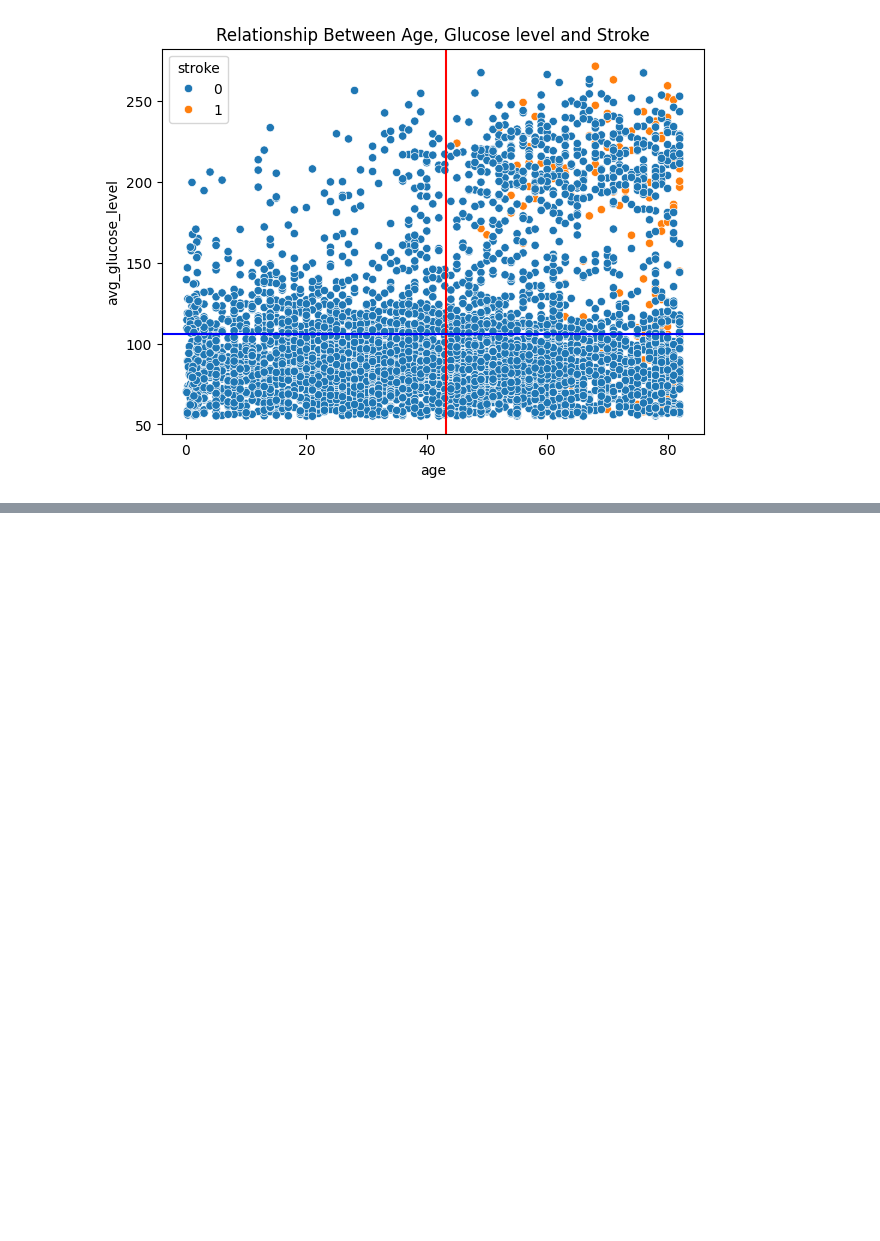
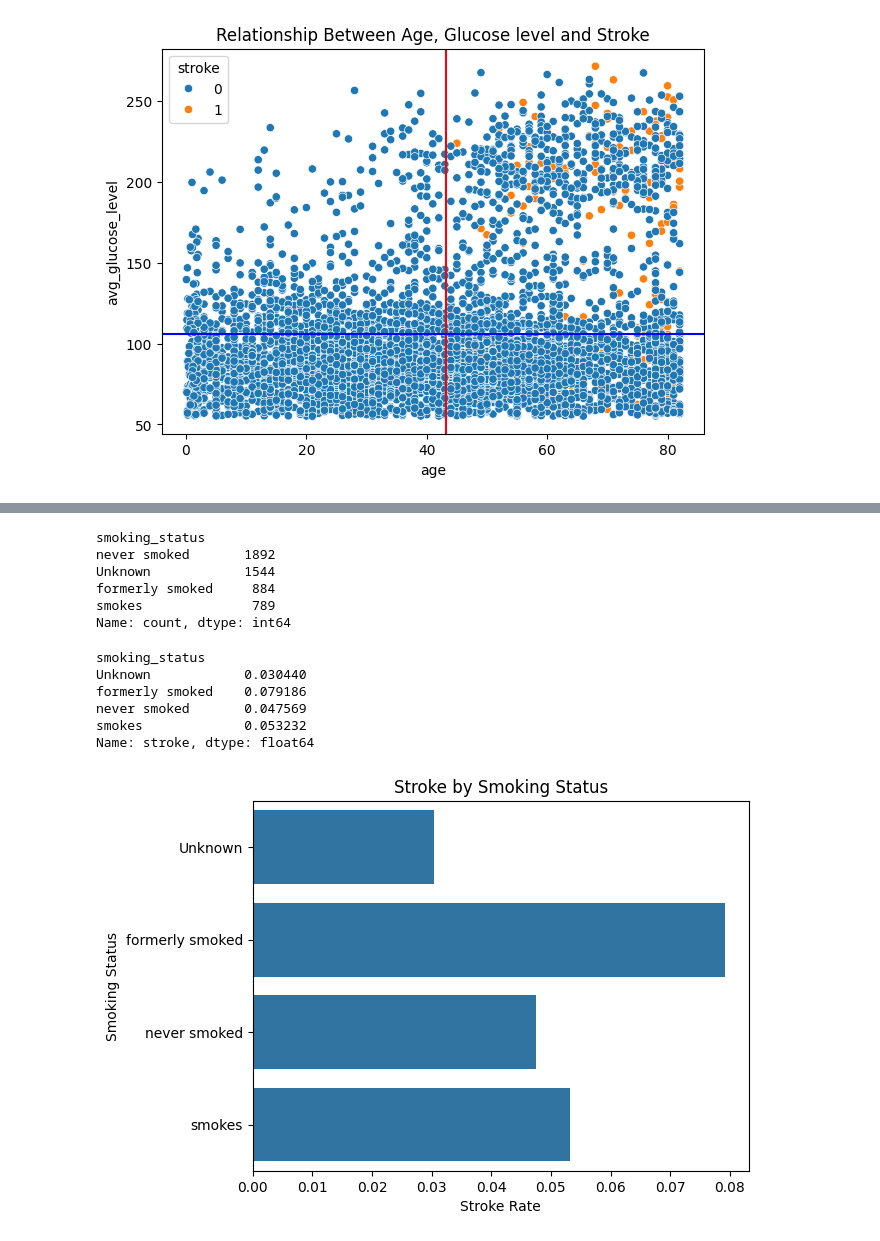
Before and after one commit to NovikovAnton-code/Stroke-Prediction-Course-Work, a Jupyter notebook: Stroke_Prediction.ipynb, the cells around one changed output, grey strips where cells are left out. Cells and saved outputs as stored; diff of their text form; code cells hidden in the pictures; blank space fills up the shorter version.

```diff
--- a/Stroke_Prediction.ipynb
+++ b/Stroke_Prediction.ipynb
@@ -491,0 +518,34 @@ plt.show()
+# %%
+#does smoke status affect smoke risks
+
+df['smoking_status'].value_counts()
+# %% [output]
+smoking_status
+never smoked       1892
+Unknown            1544
+formerly smoked     884
+smokes              789
+Name: count, dtype: int64
+# %%
+stroke_rate_smoking = df.groupby('smoking_status')['stroke'].mean()
+stroke_rate_smoking
+# %% [output]
+smoking_status
+Unknown            0.030440
+formerly smoked    0.079186
+never smoked       0.047569
+smokes             0.053232
+Name: stroke, dtype: float64
+# %%
+smoking_data = {'smoking_status':['Unknown','formerly smoked','never smoked','smokes'],
+'stroke_rate': [0.030440, 0.079186, 0.047569,0.053232]
+}
+
+
+sns.barplot(data = pd.DataFrame(smoking_data), y = 'smoking_status', x = 'stroke_rate')
+plt.title('Stroke by Smoking Status')
+plt.xlabel('Stroke Rate')
+plt.ylabel('Smoking Status')
+plt.show()
+# %% [output]
+[figure, added]
```
Also changed, not shown: parts of 7 cells of this notebook.
